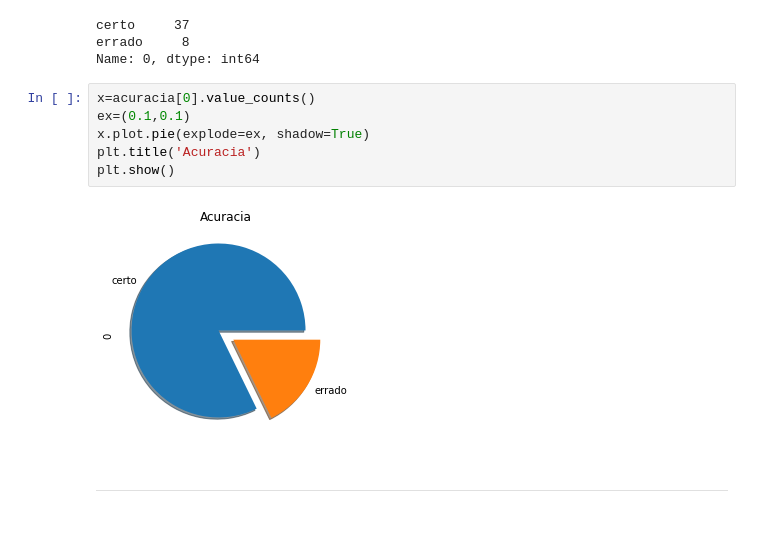
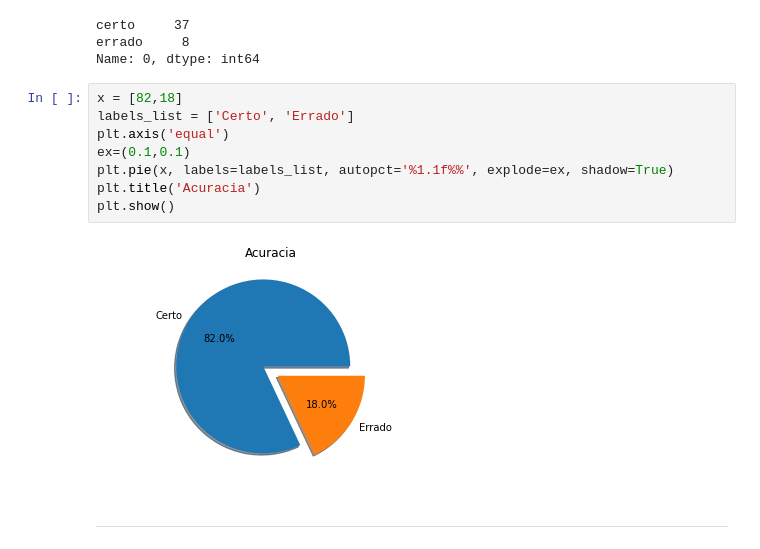
Before and after one commit to DaisonSilas/TCC, a Jupyter notebook: sentilexPT - Final.ipynb, the cells around one changed output. Saved outputs shown, nothing was run; the diff lists cells and outputs as text.

```diff
--- a/sentilexPT - Final.ipynb
+++ b/sentilexPT - Final.ipynb
@@ -136,13 +136,15 @@ certo     37
 errado     8
 Name: 0, dtype: int64
 # %%
-x=acuracia[0].value_counts()
+x = [82,18]
+labels_list = ['Certo', 'Errado']
+plt.axis('equal')
 ex=(0.1,0.1)
-x.plot.pie(explode=ex, shadow=True)
+plt.pie(x, labels=labels_list, autopct='%1.1f%%', explode=ex, shadow=True)
 plt.title('Acuracia')
 plt.show()
 # %% [output]
-[figure, old version]
+[figure, new version]
 # %% [markdown]
 _______________________________________________________________________________________________________________________________
 # %% [markdown]
```
